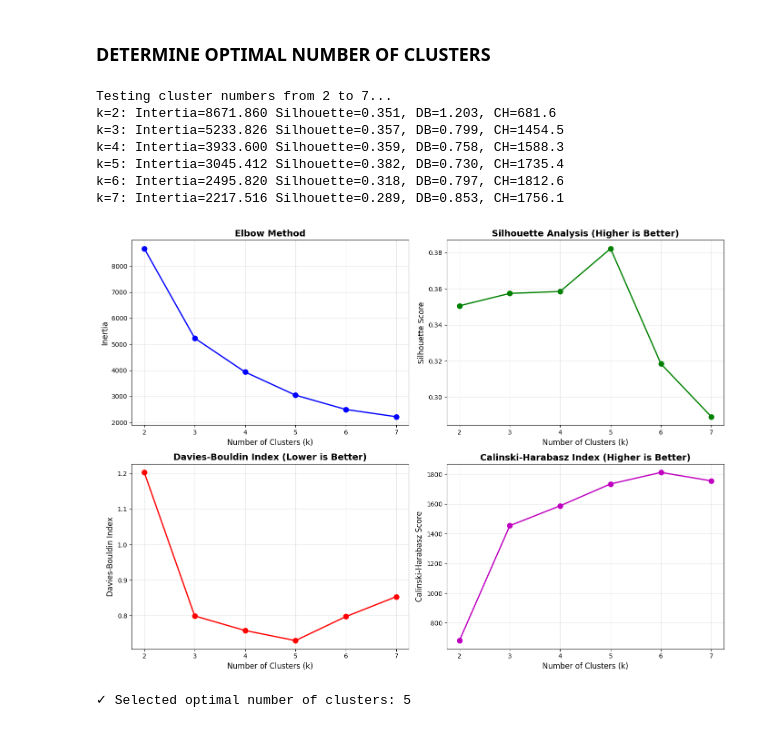
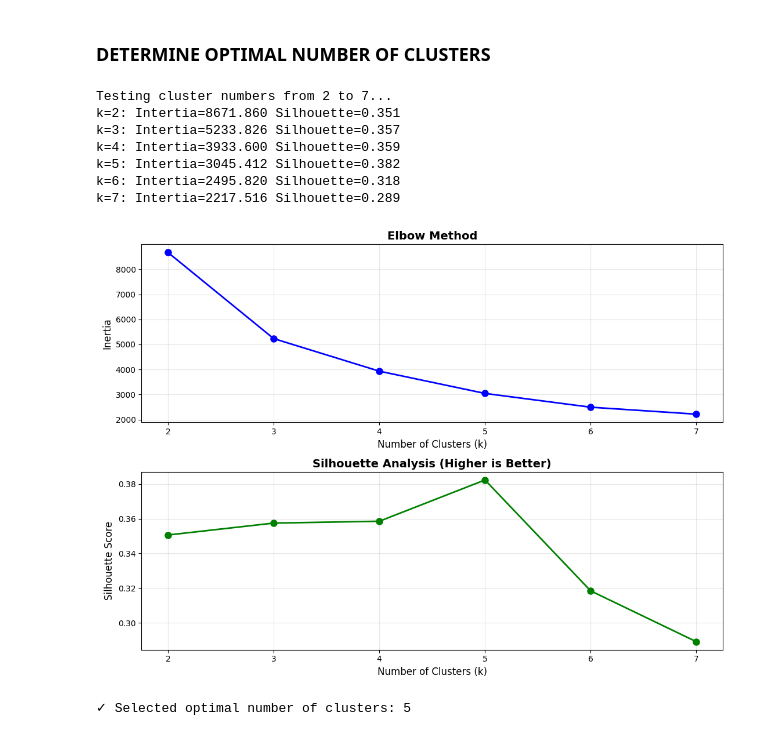
Before and after one commit to echo85/fuzzy-clustering, a Jupyter notebook: fuzzy-clustering.ipynb, the cells around one changed output. Cells and saved outputs as stored; diff of their text form; code cells hidden in the pictures.

Commit message:
removed Calinski-Harabaz Score and Davies-Bouldin Index and refactoring

```diff
--- a/fuzzy-clustering.ipynb
+++ b/fuzzy-clustering.ipynb
@@ -156,65 +155,49 @@ plt.show()
 # %%
 # Test different numbers of clusters
 k_range = range(2, 8)
 inertias = []
 silhouette_scores = []
-db_scores = []
-ch_scores = []
 
 print("\nTesting cluster numbers from 2 to 7...")
 
 for k in k_range:
     # Fit KMeans
     kmeans = KMeans(n_clusters=k, random_state=42, n_init='auto')
     labels = kmeans.fit_predict(X_scaled)
 
     inertias.append(kmeans.inertia_)
     silhouette_scores.append(silhouette_score(X_scaled, labels))
-    db_scores.append(davies_bouldin_score(X_scaled, labels))
-    ch_scores.append(calinski_harabasz_score(X_scaled, labels))
 
-    print(f"k={k}: Intertia={inertias[-1]:.3f} Silhouette={silhouette_scores[-1]:.3f}, "
-          f"DB={db_scores[-1]:.3f}, CH={ch_scores[-1]:.1f}")
+    print(f"k={k}: Intertia={inertias[-1]:.3f} Silhouette={silhouette_scores[-1]:.3f}")
 
 # Plot elbow curve and metrics
-fig, axes = plt.subplots(2, 2, figsize=(14, 10))
+fig, axes = plt.subplots(2, 1, figsize=(11, 8))
 
-axes[0, 0].plot(k_range, inertias, 'bo-', linewidth=2, markersize=8)
-axes[0, 0].set_xlabel('Number of Clusters (k)', fontsize=12)
-axes[0, 0].set_ylabel('Inertia', fontsize=12)
-axes[0, 0].set_title('Elbow Method', fontsize=14, fontweight='bold')
-axes[0, 0].grid(True, alpha=0.3)
+axes[0].plot(k_range, inertias, 'bo-', linewidth=2, markersize=8)
+axes[0].set_xlabel('Number of Clusters (k)', fontsize=12)
+axes[0].set_ylabel('Inertia', fontsize=12)
+axes[0].set_title('Elbow Method', fontsize=14, fontweight='bold')
+axes[0].grid(True, alpha=0.3)
 
-axes[0, 1].plot(k_range, silhouette_scores, 'go-', linewidth=2, markersize=8)
-axes[0, 1].set_xlabel('Number of Clusters (k)', fontsize=12)
-axes[0, 1].set_ylabel('Silhouette Score', fontsize=12)
-axes[0, 1].set_title('Silhouette Analysis (Higher is Better)', fontsize=14, fontweight='bold')
-axes[0, 1].grid(True, alpha=0.3)
+axes[1].plot(k_range, silhouette_scores, 'go-', linewidth=2, markersize=8)
+axes[1].set_xlabel('Number of Clusters (k)', fontsize=12)
+axes[1].set_ylabel('Silhouette Score', fontsize=12)
+axes[1].set_title('Silhouette Analysis (Higher is Better)', fontsize=14, fontweight='bold')
+axes[1].grid(True, alpha=0.3)
 
-axes[1, 0].plot(k_range, db_scores, 'ro-', linewidth=2, markersize=8)
-axes[1, 0].set_xlabel('Number of Clusters (k)', fontsize=12)
-axes[1, 0].set_ylabel('Davies-Bouldin Index', fontsize=12)
-axes[1, 0].set_title('Davies-Bouldin Index (Lower is Better)', fontsize=14, fontweight='bold')
-axes[1, 0].grid(True, alpha=0.3)
-
-axes[1, 1].plot(k_range, ch_scores, 'mo-', linewidth=2, markersize=8)
-axes[1, 1].set_xlabel('Number of Clusters (k)', fontsize=12)
-axes[1, 1].set_ylabel('Calinski-Harabasz Score', fontsize=12)
-axes[1, 1].set_title('Calinski-Harabasz Index (Higher is Better)', fontsize=14, fontweight='bold')
-axes[1, 1].grid(True, alpha=0.3)
 
 plt.tight_layout()
 plt.savefig('charts/cluster_evaluation_metrics.png', dpi=300, bbox_inches='tight')
 plt.show()
 # %% [output]
 Testing cluster numbers from 2 to 7...
-k=2: Intertia=8671.860 Silhouette=0.351, DB=1.203, CH=681.6
-k=3: Intertia=5233.826 Silhouette=0.357, DB=0.799, CH=1454.5
-k=4: Intertia=3933.600 Silhouette=0.359, DB=0.758, CH=1588.3
-k=5: Intertia=3045.412 Silhouette=0.382, DB=0.730, CH=1735.4
-k=6: Intertia=2495.820 Silhouette=0.318, DB=0.797, CH=1812.6
-k=7: Intertia=2217.516 Silhouette=0.289, DB=0.853, CH=1756.1
+k=2: Intertia=8671.860 Silhouette=0.351
+k=3: Intertia=5233.826 Silhouette=0.357
+k=4: Intertia=3933.600 Silhouette=0.359
+k=5: Intertia=3045.412 Silhouette=0.382
+k=6: Intertia=2495.820 Silhouette=0.318
+k=7: Intertia=2217.516 Silhouette=0.289
-[figure, old version]
+[figure, new version]
 # %%
 # Select optimal k
 optimal_k = 5  # Based on evaluation metrics
```
Also changed, not shown: parts of 7 cells of this notebook, 7 other files.
